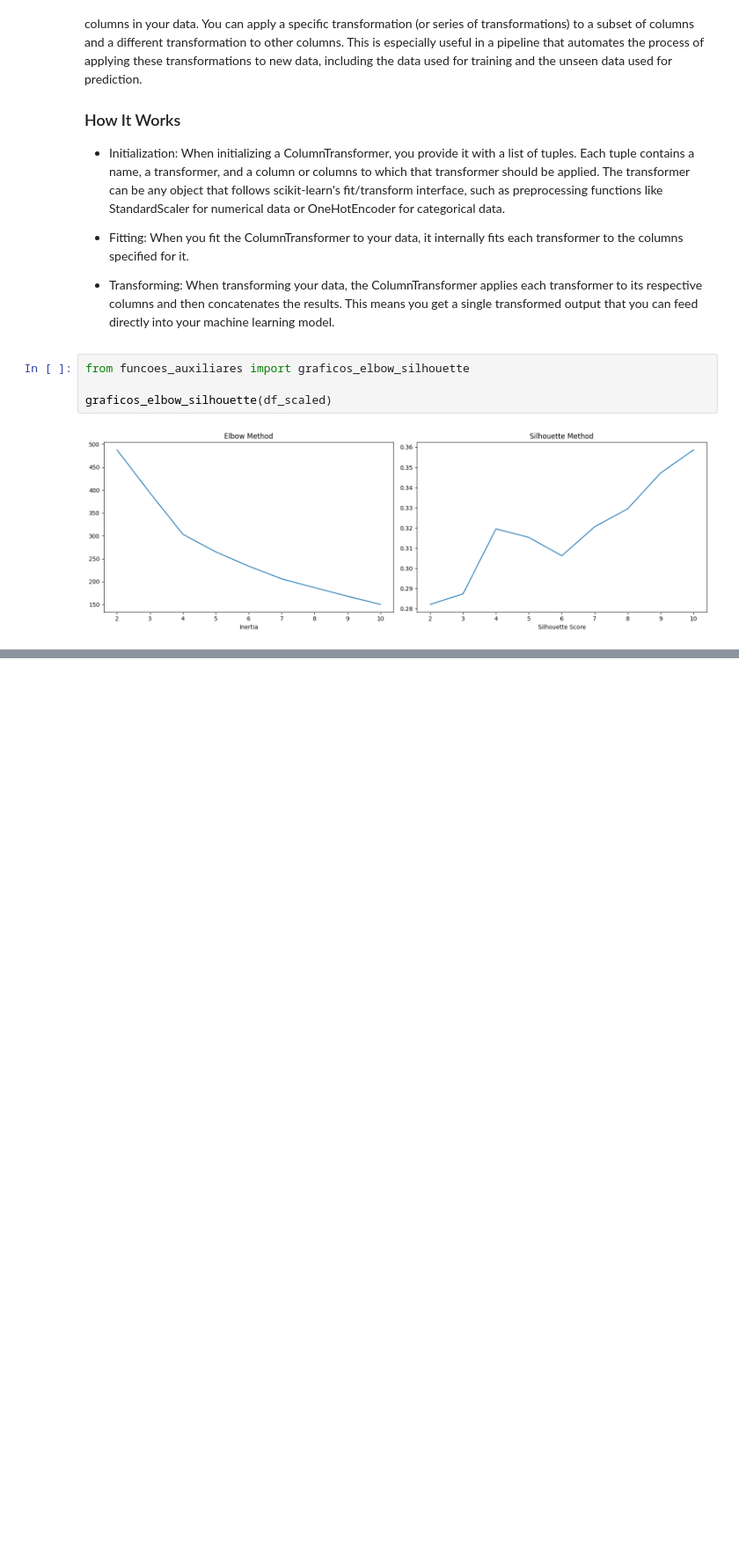
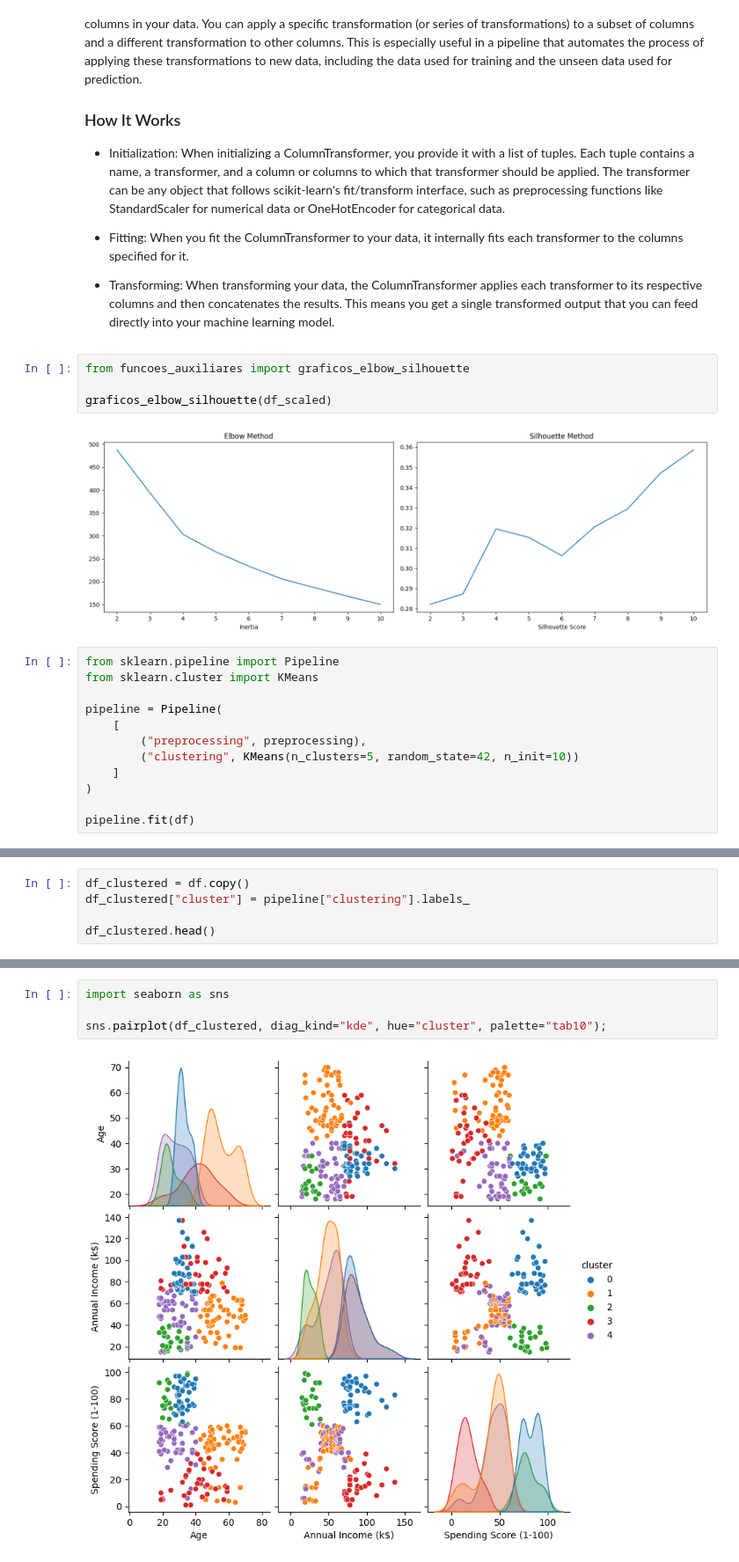
Before and after one commit to BraulioHermanson/Projeto_Segmentacao_de_Clientes, a Jupyter notebook: notebooks/[02] Pipeline.ipynb, the cells around one changed output, grey strips where cells are left out. Shown: that part at 88% size. Cells and saved outputs as stored; diff of their text form; blank space fills up the shorter version.

```diff
--- a/notebooks/[02] Pipeline.ipynb
+++ b/notebooks/[02] Pipeline.ipynb
@@ -103,3 +103,15 @@ from funcoes_auxiliares import graficos_elbow_silhouette
 graficos_elbow_silhouette(df_scaled)
 # %% [output]
 [figure]
+# %%
+from sklearn.pipeline import Pipeline
+from sklearn.cluster import KMeans
+
+pipeline = Pipeline(
+    [
+        ("preprocessing", preprocessing),
+        ("clustering", KMeans(n_clusters=5, random_state=42, n_init=10))
+    ]
+)
+
+pipeline.fit(df)
@@ -105,0 +148,5 @@ graficos_elbow_silhouette(df_scaled)
+# %%
+df_clustered = df.copy()
+df_clustered["cluster"] = pipeline["clustering"].labels_
+
+df_clustered.head()
@@ -105,0 +177,6 @@ graficos_elbow_silhouette(df_scaled)
+# %%
+import seaborn as sns
+
+sns.pairplot(df_clustered, diag_kind="kde", hue="cluster", palette="tab10");
+# %% [output]
+[figure, added]
```
Also changed, not shown: parts of 14 cells of this notebook.
